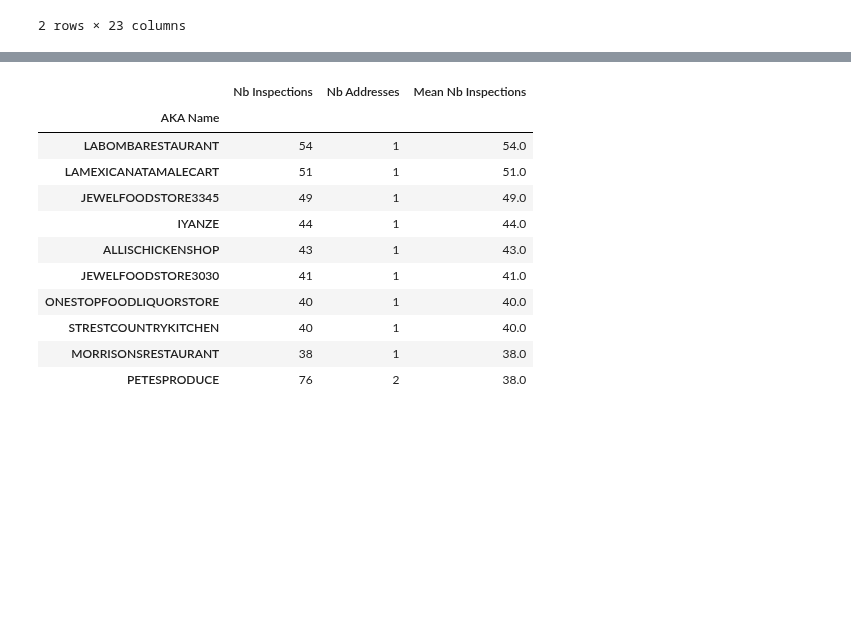
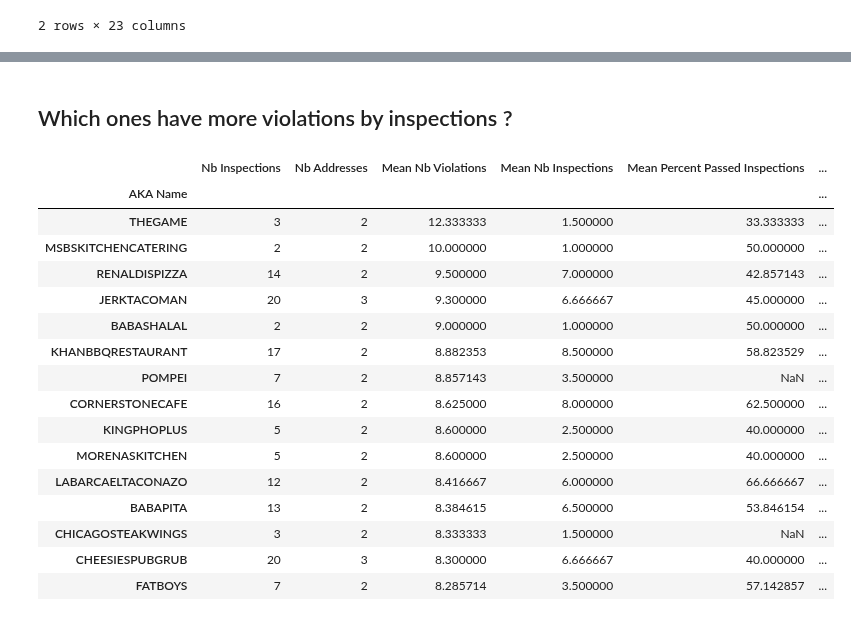
Before and after one commit to VodopaDev/CS401-Chicago-Crime-Analysis, a Jupyter notebook: aka.ipynb, the cells around one changed output, grey strips where cells are left out. Drawn from its saved outputs; the diff is of its cells as text; code cells hidden in the pictures; blank space fills up the shorter version.

```diff
--- a/aka.ipynb
+++ b/aka.ipynb
@@ -67,0 +102,4 @@ count_by_aka = df_simplified[['DBA Name', 'AKA Name']].groupby('AKA Name').count
+# %%
+old_len = len(df)
+df = df[df['AKA Name'].map(lambda x: nb_locations_by_aka.loc[x]['Nb Addresses'] >= 2)]
+print('We have, once more, thrown away {}% of the inspections'.format((1 - len(df)/old_len) * 100))
@@ -67,0 +108,23 @@ count_by_aka = df_simplified[['DBA Name', 'AKA Name']].groupby('AKA Name').count
+# %%
+nb_inspections_by_aka = df[['AKA Name', 'DBA Name']].groupby('AKA Name').count().rename(columns={'DBA Name' : 'Nb Inspections'}).sort_values('Nb Inspections', ascending=False)
+nb_passed_inspections_by_aka = df[df['Results'] == 'Pass'][['AKA Name', 'Results']].groupby('AKA Name').count().rename(columns={'Results' : 'Nb Passed Inspections'})
+nb_failed_inspections_by_aka = df[df['Results'] == 'Fail'][['AKA Name', 'Results']].groupby('AKA Name').count().rename(columns={'Results' : 'Nb Failed Inspections'})
+mean_nb_violations_by_aka = df[['AKA Name', 'Nb Violations']].groupby('AKA Name').mean().rename(columns={'Nb Violations' : 'Mean Nb Violations'})
+# %%
+df_joined = nb_inspections_by_aka.join(nb_locations_by_aka).join(nb_passed_inspections_by_aka.join(nb_failed_inspections_by_aka)).join(mean_nb_violations_by_aka)
+df_joined['Mean Nb Inspections'] = df_joined['Nb Inspections'] / df_joined['Nb Addresses']
+df_joined['Mean Percent Passed Inspections'] = (df_joined['Nb Passed Inspections'] / df_joined['Nb Addresses']) / df_joined['Mean Nb Inspections'] * 100
+df_joined['Mean Percent Failed Inspections'] = 100 - df_joined['Mean Percent Passed Inspections']
+df_joined = df_joined.drop(['Nb Passed Inspections', 'Nb Failed Inspections'], axis=1)
+
+def size_category(nb_addresses):
+    if nb_addresses >= 20:
+        return 'Big'
+    elif nb_addresses >= 5:
+        return 'Medium'
+    else:
+        return 'Small'
+
+df_joined['Size'] = df_joined['Nb Addresses'].map(size_category)
+
+df_joined.head(10)
@@ -100,4 +213,0 @@ nb_locations_by_aka.head()
-# %%
-df_joined = count_by_aka.join(nb_locations_by_aka)
-df_joined['Mean Nb Inspections'] = df_joined['Nb Inspections'] / df_joined['Nb Addresses']
-df_joined.head(10)
@@ -117,16 +300,23 @@ df_joined.head(10)
+# %% [markdown]
+## Which ones have more violations by inspections ? ##
 # %%
-df_joined.sort_values('Mean Nb Inspections', ascending=False).head(10)
+df_joined.sort_values('Mean Nb Violations', ascending=False).head(15)
 # %% [output]
-|  | Nb Inspections | Nb Addresses | Mean Nb Inspections |
-| AKA Name |  |  |  |
-| LABOMBARESTAURANT | 54 | 1 | 54.0 |
-| LAMEXICANATAMALECART | 51 | 1 | 51.0 |
-| JEWELFOODSTORE3345 | 49 | 1 | 49.0 |
-| IYANZE | 44 | 1 | 44.0 |
-| ALLISCHICKENSHOP | 43 | 1 | 43.0 |
-| JEWELFOODSTORE3030 | 41 | 1 | 41.0 |
-| ONESTOPFOODLIQUORSTORE | 40 | 1 | 40.0 |
-| STRESTCOUNTRYKITCHEN | 40 | 1 | 40.0 |
-| MORRISONSRESTAURANT | 38 | 1 | 38.0 |
-| PETESPRODUCE | 76 | 2 | 38.0 |
+|  | Nb Inspections | Nb Addresses | Mean Nb Violations | Mean Nb Inspections | Mean Percent Passed Inspections | ... |
+| AKA Name |  |  |  |  |  | ... |
+| THEGAME | 3 | 2 | 12.333333 | 1.500000 | 33.333333 | ... |
+| MSBSKITCHENCATERING | 2 | 2 | 10.000000 | 1.000000 | 50.000000 | ... |
+| RENALDISPIZZA | 14 | 2 | 9.500000 | 7.000000 | 42.857143 | ... |
+| JERKTACOMAN | 20 | 3 | 9.300000 | 6.666667 | 45.000000 | ... |
+| BABASHALAL | 2 | 2 | 9.000000 | 1.000000 | 50.000000 | ... |
+| KHANBBQRESTAURANT | 17 | 2 | 8.882353 | 8.500000 | 58.823529 | ... |
+| POMPEI | 7 | 2 | 8.857143 | 3.500000 | NaN | ... |
+| CORNERSTONECAFE | 16 | 2 | 8.625000 | 8.000000 | 62.500000 | ... |
+| KINGPHOPLUS | 5 | 2 | 8.600000 | 2.500000 | 40.000000 | ... |
+| MORENASKITCHEN | 5 | 2 | 8.600000 | 2.500000 | 40.000000 | ... |
+| LABARCAELTACONAZO | 12 | 2 | 8.416667 | 6.000000 | 66.666667 | ... |
+| BABAPITA | 13 | 2 | 8.384615 | 6.500000 | 53.846154 | ... |
+| CHICAGOSTEAKWINGS | 3 | 2 | 8.333333 | 1.500000 | NaN | ... |
+| CHEESIESPUBGRUB | 20 | 3 | 8.300000 | 6.666667 | 40.000000 | ... |
+| FATBOYS | 7 | 2 | 8.285714 | 3.500000 | 57.142857 | ... |
 # %%
```
Also changed, not shown: parts of 35 cells of this notebook.
